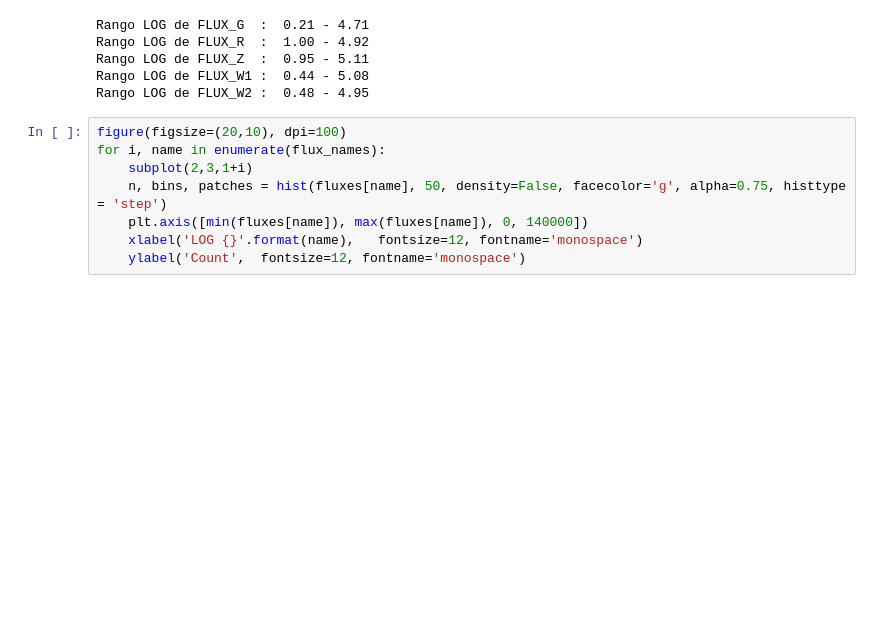
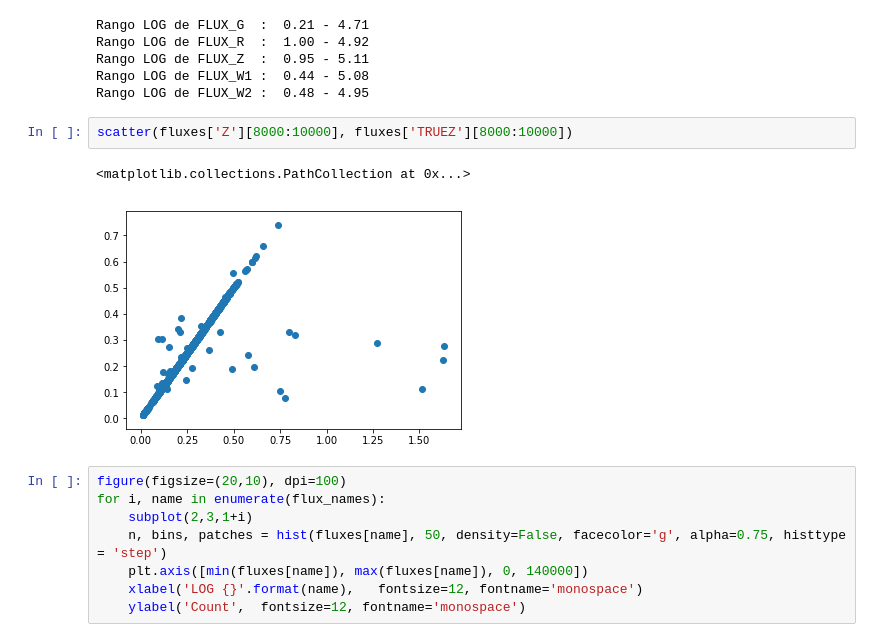
Before and after one commit to sergiolobo26/Monograf-aRedshiftML, a Jupyter notebook: Python/GALAXY-BGS.ipynb, the cells around one changed output. Saved outputs shown, nothing was run; the diff lists cells and outputs as text; blank space fills up the shorter version.

```diff
--- a/Python/GALAXY-BGS.ipynb
+++ b/Python/GALAXY-BGS.ipynb
@@ -324,6 +324,11 @@ Rango LOG de FLUX_R  :  1.00 - 4.92
 Rango LOG de FLUX_Z  :  0.95 - 5.11
 Rango LOG de FLUX_W1 :  0.44 - 5.08
 Rango LOG de FLUX_W2 :  0.48 - 4.95
+# %%
+scatter(fluxes['Z'][8000:10000], fluxes['TRUEZ'][8000:10000])
+# %% [output]
+<matplotlib.collections.PathCollection at 0x...>
+[figure, added]
 # %%
 figure(figsize=(20,10), dpi=100)
 for i, name in enumerate(flux_names):
```
Also changed, not shown: parts of 2 cells of this notebook, 2 other files.
